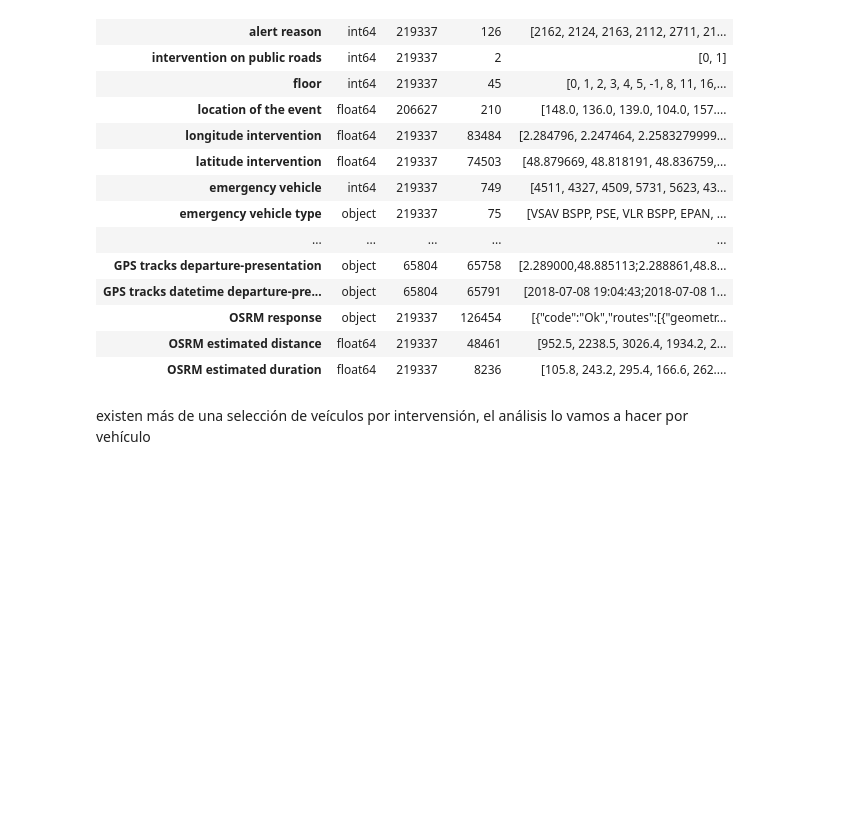
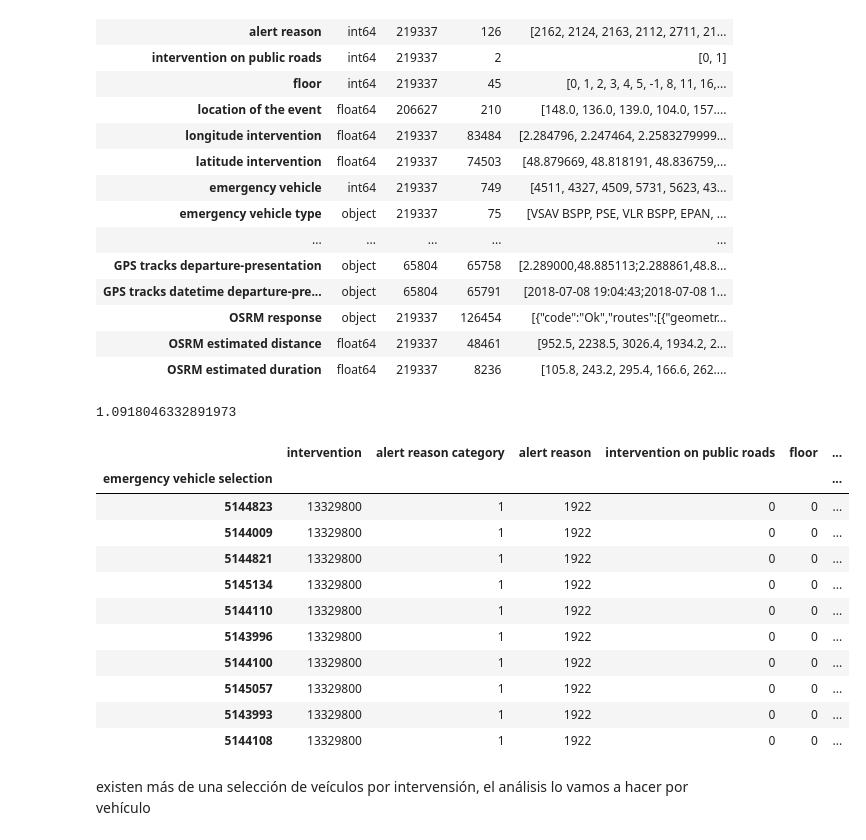
Before and after one commit to AnIsAsPe/Regresion-Robusta-para-estimar-tiempo-de-respuesta-de-un-servicio-de-emergencia, a Jupyter notebook: 1_Response_time_Paris_Fire_Brigade.ipynb, the cells around one changed output. Drawn from its saved outputs; the diff is of its cells as text; code cells hidden in the pictures; blank space fills up the shorter version.

```diff
--- a/1_Response_time_Paris_Fire_Brigade.ipynb
+++ b/1_Response_time_Paris_Fire_Brigade.ipynb
@@ -126,6 +126,25 @@ describe_datos(X)
 | OSRM response | object | 219337 | 126454 | [{"code":"Ok","routes":[{"geometr... |
 | OSRM estimated distance | float64 | 219337 | 48461 | [952.5, 2238.5, 3026.4, 1934.2, 2... |
 | OSRM estimated duration | float64 | 219337 | 8236 | [105.8, 243.2, 295.4, 166.6, 262.... |
+# %%
+X.intervention.value_counts().mean()
+# %% [output]
+1.0918046332891973
+# %%
+X[X['intervention']==13329800].head(10)
+# %% [output]
+|  | intervention | alert reason category | alert reason | intervention on public roads | floor | ... |
+| emergency vehicle selection |  |  |  |  |  | ... |
+| 5144823 | 13329800 | 1 | 1922 | 0 | 0 | ... |
+| 5144009 | 13329800 | 1 | 1922 | 0 | 0 | ... |
+| 5144821 | 13329800 | 1 | 1922 | 0 | 0 | ... |
+| 5145134 | 13329800 | 1 | 1922 | 0 | 0 | ... |
+| 5144110 | 13329800 | 1 | 1922 | 0 | 0 | ... |
+| 5143996 | 13329800 | 1 | 1922 | 0 | 0 | ... |
+| 5144100 | 13329800 | 1 | 1922 | 0 | 0 | ... |
+| 5145057 | 13329800 | 1 | 1922 | 0 | 0 | ... |
+| 5143993 | 13329800 | 1 | 1922 | 0 | 0 | ... |
+| 5144108 | 13329800 | 1 | 1922 | 0 | 0 | ... |
 # %% [markdown]
 existen más de una selección de veículos por intervensión, el análisis lo vamos a hacer por vehículo
 # %%
```
Also changed, not shown: parts of 15 cells of this notebook.
